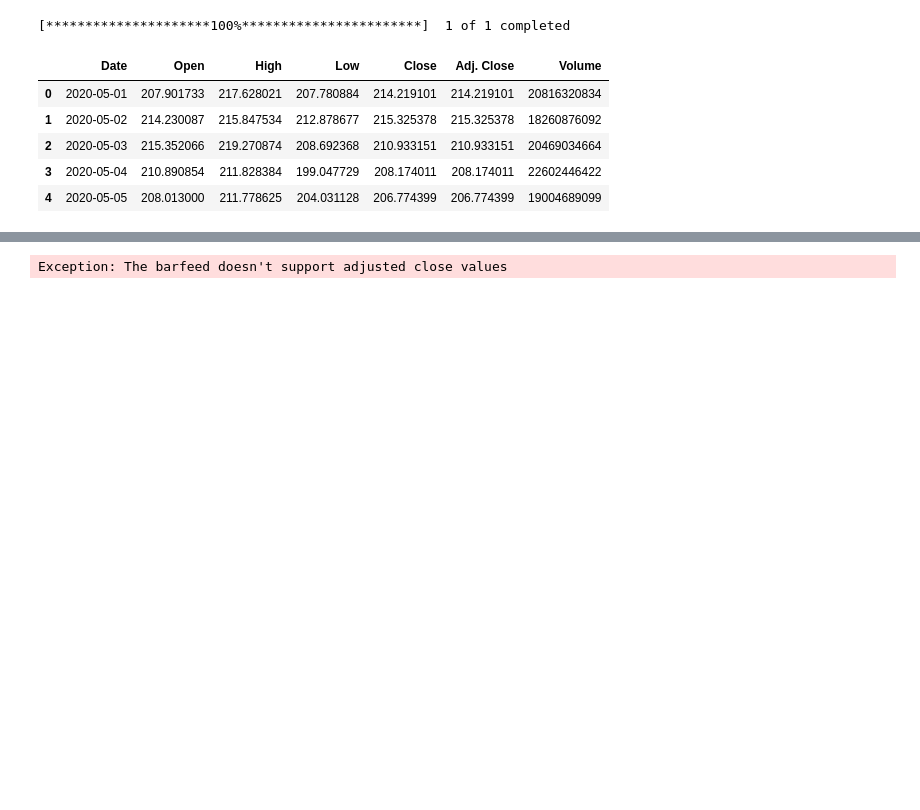
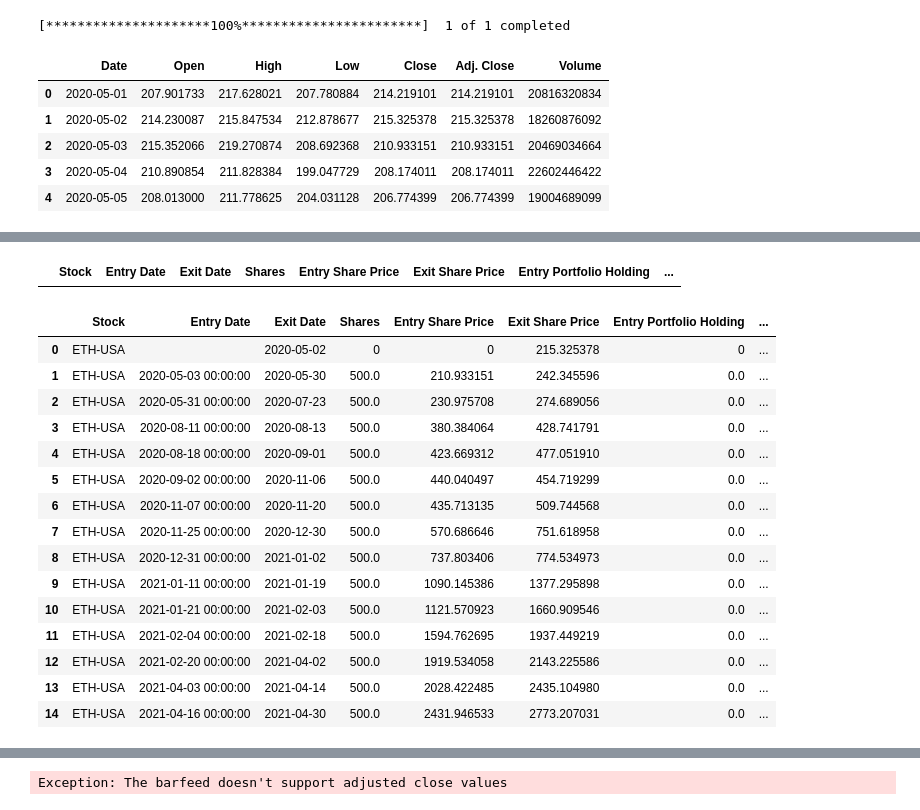
Before and after one commit to willhua531/Group3-Project2, a Jupyter notebook: project 2 starter.ipynb, the cells around one changed output, grey strips where cells are left out. Drawn from its saved outputs; the diff is of its cells as text; code cells hidden in the pictures; blank space fills up the shorter version.

```diff
--- a/project 2 starter.ipynb
+++ b/project 2 starter.ipynb
@@ -217,0 +338,77 @@ ETH_rsi.opts(xaxis=None)
+# %%
+# Initialize trade evaluation DataFrame with columns
+ETH_trade_evaluation_df = pd.DataFrame(
+    columns=[
+        'Stock',
+        'Entry Date',
+        'Exit Date',
+        'Shares',
+        'Entry Share Price',
+        'Exit Share Price',
+        'Entry Portfolio Holding',
+        'Exit Portfolio Holding',
+        'Profit/Loss']
+)
+
+ETH_trade_evaluation_df
+# %% [output]
+|  | Stock | Entry Date | Exit Date | Shares | Entry Share Price | Exit Share Price | Entry Portfolio Holding | ... |
+# %%
+# Initialize iterative variables
+entry_date = ''
+exit_date = ''
+entry_portfolio_holding = 0
+exit_portfolio_holding = 0
+share_size = 0
+entry_share_price = 0
+exit_share_price = 0
+
+# Loop through signal DataFrame
+# If `Entry/Exit` is 1, set entry trade metrics
+# Else if `Entry/Exit` is -1, set exit trade metrics and calculate profit,
+# Then append the record to the trade evaluation DataFrame
+for index, row in ETH_rsi.iterrows():
+    if row['Entry/Exit'] == 1:
+        entry_date = index
+        entry_portfolio_holding = abs(row['Portfolio Holdings'])
+        share_size = row['Entry/Exit Position']
+        entry_share_price = row['close']
+
+    elif row['Entry/Exit'] == -1:
+        exit_date = index
+        exit_portfolio_holding = abs(row['close'] * row['Entry/Exit Position'])
+        exit_share_price = row['close']
+        profit_loss =  exit_portfolio_holding - entry_portfolio_holding
+        ETH_trade_evaluation_df = ETH_trade_evaluation_df.append(
+            {
+                'Stock': 'ETH-USA',
+                'Entry Date': entry_date,
+                'Exit Date': exit_date,
+                'Shares': share_size,
+                'Entry Share Price': entry_share_price,
+                'Exit Share Price': exit_share_price,
+                'Entry Portfolio Holding': entry_portfolio_holding,
+                'Exit Portfolio Holding': exit_portfolio_holding,
+                'Profit/Loss': profit_loss
+            },
+            ignore_index=True)
+
+# Print the DataFrame
+ETH_trade_evaluation_df
+# %% [output]
+|  | Stock | Entry Date | Exit Date | Shares | Entry Share Price | Exit Share Price | Entry Portfolio Holding | ... |
+| 0 | ETH-USA |  | 2020-05-02 | 0 | 0 | 215.325378 | 0 | ... |
+| 1 | ETH-USA | 2020-05-03 00:00:00 | 2020-05-30 | 500.0 | 210.933151 | 242.345596 | 0.0 | ... |
+| 2 | ETH-USA | 2020-05-31 00:00:00 | 2020-07-23 | 500.0 | 230.975708 | 274.689056 | 0.0 | ... |
+| 3 | ETH-USA | 2020-08-11 00:00:00 | 2020-08-13 | 500.0 | 380.384064 | 428.741791 | 0.0 | ... |
+| 4 | ETH-USA | 2020-08-18 00:00:00 | 2020-09-01 | 500.0 | 423.669312 | 477.051910 | 0.0 | ... |
+| 5 | ETH-USA | 2020-09-02 00:00:00 | 2020-11-06 | 500.0 | 440.040497 | 454.719299 | 0.0 | ... |
+| 6 | ETH-USA | 2020-11-07 00:00:00 | 2020-11-20 | 500.0 | 435.713135 | 509.744568 | 0.0 | ... |
+| 7 | ETH-USA | 2020-11-25 00:00:00 | 2020-12-30 | 500.0 | 570.686646 | 751.618958 | 0.0 | ... |
+| 8 | ETH-USA | 2020-12-31 00:00:00 | 2021-01-02 | 500.0 | 737.803406 | 774.534973 | 0.0 | ... |
+| 9 | ETH-USA | 2021-01-11 00:00:00 | 2021-01-19 | 500.0 | 1090.145386 | 1377.295898 | 0.0 | ... |
+| 10 | ETH-USA | 2021-01-21 00:00:00 | 2021-02-03 | 500.0 | 1121.570923 | 1660.909546 | 0.0 | ... |
+| 11 | ETH-USA | 2021-02-04 00:00:00 | 2021-02-18 | 500.0 | 1594.762695 | 1937.449219 | 0.0 | ... |
+| 12 | ETH-USA | 2021-02-20 00:00:00 | 2021-04-02 | 500.0 | 1919.534058 | 2143.225586 | 0.0 | ... |
+| 13 | ETH-USA | 2021-04-03 00:00:00 | 2021-04-14 | 500.0 | 2028.422485 | 2435.104980 | 0.0 | ... |
+| 14 | ETH-USA | 2021-04-16 00:00:00 | 2021-04-30 | 500.0 | 2431.946533 | 2773.207031 | 0.0 | ... |
```
Also changed, not shown: parts of 41 cells of this notebook.
